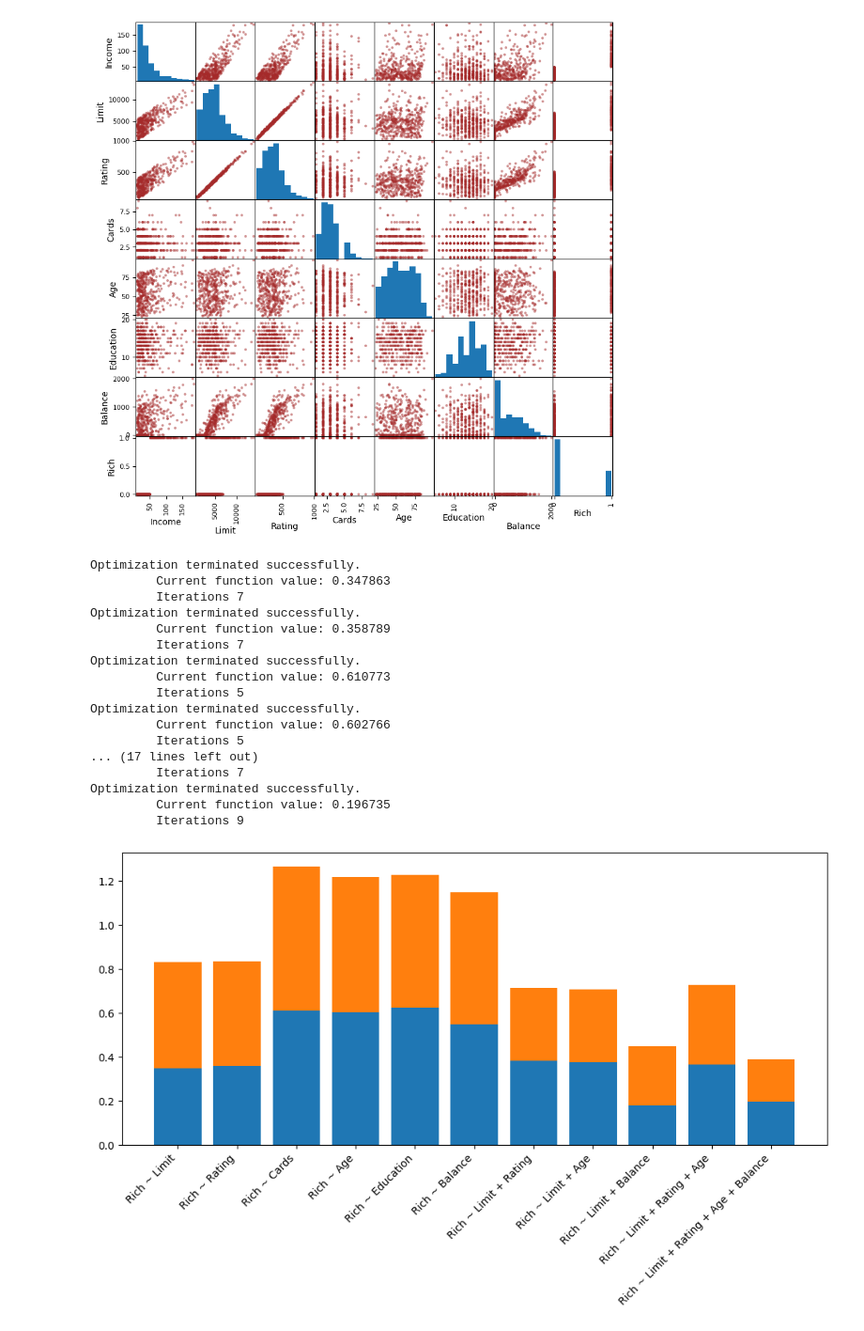
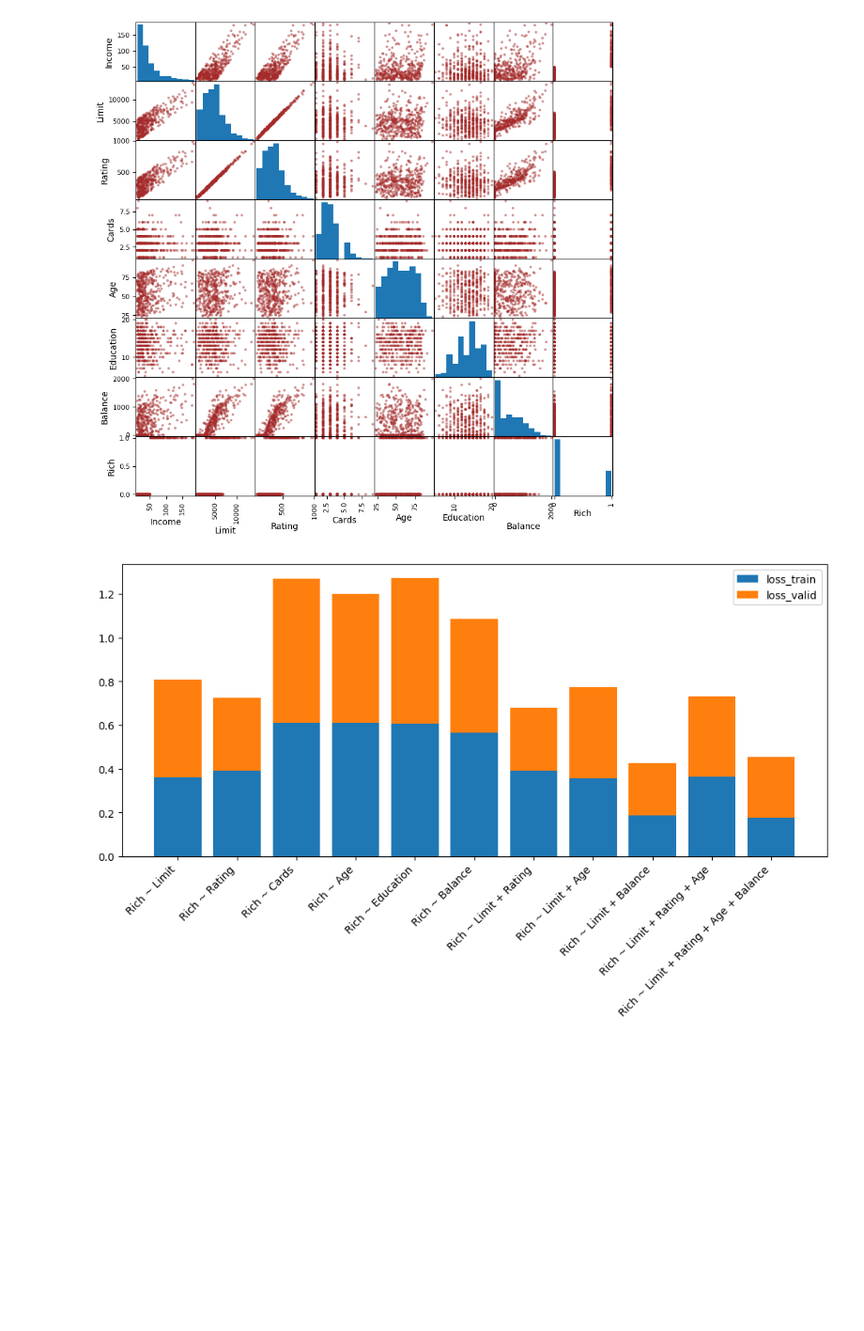
Before and after one commit to pucikplay/DM, a Jupyter notebook: L4/ex12.ipynb, the cells around one changed output. Shown at 94% size. Cells and saved outputs as stored; diff of their text form; code cells hidden in the pictures; blank space fills up the shorter version.

```diff
--- a/L4/ex12.ipynb
+++ b/L4/ex12.ipynb
@@ -59,6 +59,21 @@ _ = pd.plotting.scatter_matrix(df, color="brown",figsize=(10,10),)
 # %% [output]
 [figure]
 # %%
+def cardsDataSplit(df):
+    cases = df.sort_values(by=['Cards'])
+    cases = cases.drop_duplicates(subset=['Cards'], keep='first')
+    idx = list(cases.index)
+    df = df.drop(index=idx)
+
+    mask = np.random.rand(len(df)) < 0.8
+    train = df[mask]
+    valid = df[~mask]
+    train = pd.concat([cases, train])
+    # valid = pd.concat([cases, valid])
+
+    return (train, valid)
+
+
 def myLogiReg(model_formula, df, multiclass = False, labels=[0,1]):
     """
     Function returns the summary for fitted logiostic model.
@@ -72,19 +87,22 @@ def myLogiReg(model_formula, df, multiclass = False, labels=[0,1]):
     train = df[mask]
     valid = df[~mask]
 
+    if multiclass:
+        train, valid = cardsDataSplit(df.copy(deep=False))
+
     # Prepare the data (dmatrices is from patsy library)
-    # y_train, X_train = dmatrices(model_formula, data=train, return_type='dataframe')
-    # y_valid, X_valid = dmatrices(model_formula, data=valid, return_type='dataframe')
+    y_train, X_train = dmatrices(model_formula, data=train, return_type='dataframe')
+    y_valid, X_valid = dmatrices(model_formula, data=valid, return_type='dataframe')
     y, X = dmatrices(model_formula, data=df, return_type='dataframe')
-    X_train, X_valid, y_train, y_valid = train_test_split(X, y, test_size=0.2)
+    # X_train, X_valid, y_train, y_valid = train_test_split(X, y, test_size=0.2)
 
     # Train the model
     if not multiclass:
         logit = sm.Logit(y_train, X_train)
-        result = logit.fit()
     else:
         logit = sm.MNLogit(y_train, X_train)
-        result = logit.fit()
+
+    result = logit.fit(disp=0)
 
     y_train_pred = result.predict(X_train)
     y_valid_pred = result.predict(X_valid)
@@ -92,51 +110,35 @@ def myLogiReg(model_formula, df, multiclass = False, labels=[0,1]):
     loss_valid = metrics.log_loss(y_valid, y_valid_pred, labels=labels)
 
 
     # Retrun fitted model summary
     return (result, loss_train, loss_valid)
 
 models = [
     'Rich ~ Limit',
     'Rich ~ Rating',
     'Rich ~ Cards',
     'Rich ~ Age',
     'Rich ~ Education',
     'Rich ~ Balance',
     'Rich ~ Limit + Rating',
     'Rich ~ Limit + Age',
     'Rich ~ Limit + Balance',
     'Rich ~ Limit + Rating + Age',
     'Rich ~ Limit + Rating + Age + Balance',
 ]
 
 results = [myLogiReg(model, df) for model in models]
 loss_train = [result[1] for result in results]
 loss_valid = [result[2] for result in results]
 
 plt.figure(figsize=(12,5))
 plt.bar(models, loss_train, label='loss_train')
 plt.bar(models, loss_valid, bottom=loss_train, label='loss_valid')
+plt.legend()
 plt.xticks(rotation=45, ha='right')
 plt.show()
 # %% [output]
-Optimization terminated successfully.
-         Current function value: 0.347863
-         Iterations 7
-Optimization terminated successfully.
-         Current function value: 0.358789
-         Iterations 7
-Optimization terminated successfully.
-         Current function value: 0.610773
-         Iterations 5
-Optimization terminated successfully.
-         Current function value: 0.602766
-         Iterations 5
-... (17 lines left out)
-         Iterations 7
-Optimization terminated successfully.
-         Current function value: 0.196735
-         Iterations 9
-[figure, old version]
+[figure, new version]
 # %%
 models = [
     'Cards ~ Income',
```
Also changed, not shown: parts of 1 cell of this notebook.
